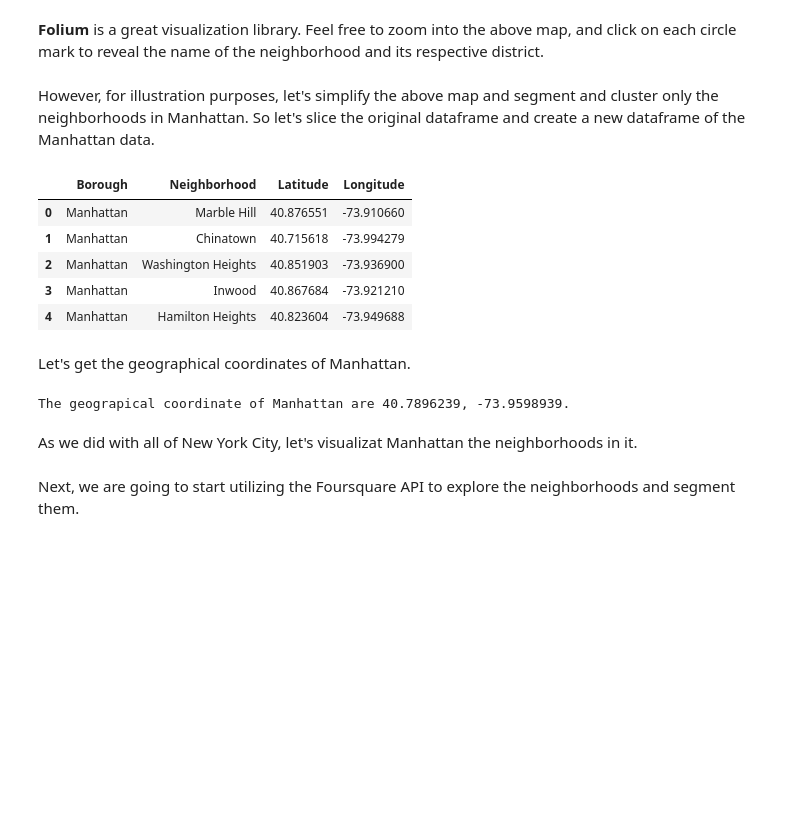
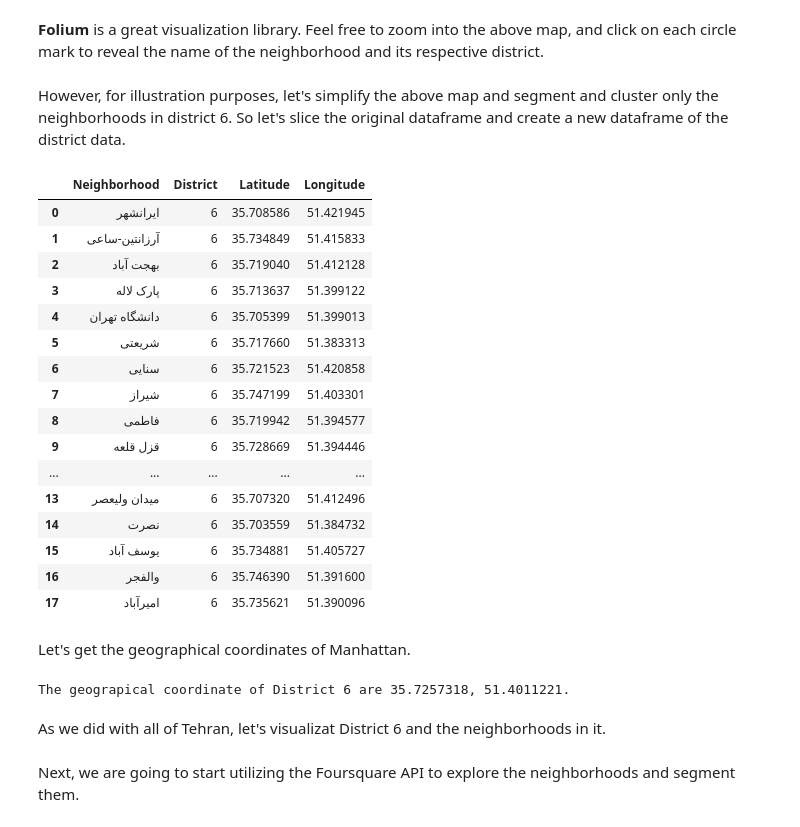
Before and after one commit to mjalalimanesh/IBM-Data-Science-Foursquare-Project, a Jupyter notebook: Tehran_Neighborhoods_Venue_Segmentation.ipynb, the cells around one changed output. Drawn from its saved outputs; the diff is of its cells as text; code cells hidden in the pictures; blank space fills up the shorter version.

```diff
--- a/Tehran_Neighborhoods_Venue_Segmentation.ipynb
+++ b/Tehran_Neighborhoods_Venue_Segmentation.ipynb
@@ -184,30 +184,41 @@ map_newyork
 # %% [markdown]
 **Folium** is a great visualization library. Feel free to zoom into the above map, and click on each circle mark to reveal the name of the neighborhood and its respective district.
 # %% [markdown]
-However, for illustration purposes, let's simplify the above map and segment and cluster only the neighborhoods in Manhattan. So let's slice the original dataframe and create a new dataframe of the Manhattan data.
+However, for illustration purposes, let's simplify the above map and segment and cluster only the neighborhoods in district 6. So let's slice the original dataframe and create a new dataframe of the district data.
 # %%
-manhattan_data = neighborhoods[neighborhoods['District'] == 'Manhattan'].reset_index(drop=True)
-manhattan_data.head()
+district6 = neighborhoods[neighborhoods['District'] == 6].reset_index(drop=True)
+district6
 # %% [output]
-|  | Borough | Neighborhood | Latitude | Longitude |
-| 0 | Manhattan | Marble Hill | 40.876551 | -73.910660 |
-| 1 | Manhattan | Chinatown | 40.715618 | -73.994279 |
-| 2 | Manhattan | Washington Heights | 40.851903 | -73.936900 |
-| 3 | Manhattan | Inwood | 40.867684 | -73.921210 |
-| 4 | Manhattan | Hamilton Heights | 40.823604 | -73.949688 |
+|  | Neighborhood | District | Latitude | Longitude |
+| 0 | ایرانشهر | 6 | 35.708586 | 51.421945 |
+| 1 | آرزانتین-ساعی | 6 | 35.734849 | 51.415833 |
+| 2 | بهجت آباد | 6 | 35.719040 | 51.412128 |
+| 3 | پارک لاله | 6 | 35.713637 | 51.399122 |
+| 4 | دانشگاه تهران | 6 | 35.705399 | 51.399013 |
+| 5 | شریعتی | 6 | 35.717660 | 51.383313 |
+| 6 | سنایی | 6 | 35.721523 | 51.420858 |
+| 7 | شیراز | 6 | 35.747199 | 51.403301 |
+| 8 | فاطمی | 6 | 35.719942 | 51.394577 |
+| 9 | قزل قلعه | 6 | 35.728669 | 51.394446 |
+| ... | ... | ... | ... | ... |
+| 13 | میدان ولیعصر | 6 | 35.707320 | 51.412496 |
+| 14 | نصرت | 6 | 35.703559 | 51.384732 |
+| 15 | یوسف آباد | 6 | 35.734881 | 51.405727 |
+| 16 | والفجر | 6 | 35.746390 | 51.391600 |
+| 17 | امیرآباد | 6 | 35.735621 | 51.390096 |
 # %% [markdown]
 Let's get the geographical coordinates of Manhattan.
 # %%
-address = 'Manhattan, NY'
+address = 'District 6, Tehran, Iran'
 
-geolocator = Nominatim(user_agent="ny_explorer")
+geolocator = Nominatim(user_agent="tehran_explorer")
 location = geolocator.geocode(address)
 latitude = location.latitude
 longitude = location.longitude
-print('The geograpical coordinate of Manhattan are {}, {}.'.format(latitude, longitude))
+print('The geograpical coordinate of District 6 are {}, {}.'.format(latitude, longitude))
 # %% [output]
-The geograpical coordinate of Manhattan are 40.7896239, -73.9598939.
+The geograpical coordinate of District 6 are 35.7257318, 51.4011221.
 # %% [markdown]
-As we did with all of New York City, let's visualizat Manhattan the neighborhoods in it.
+As we did with all of Tehran, let's visualizat District 6 and the neighborhoods in it.
 # %%
 # create map of Manhattan using latitude and longitude values
```
Also changed, not shown: parts of 10 cells of this notebook.
